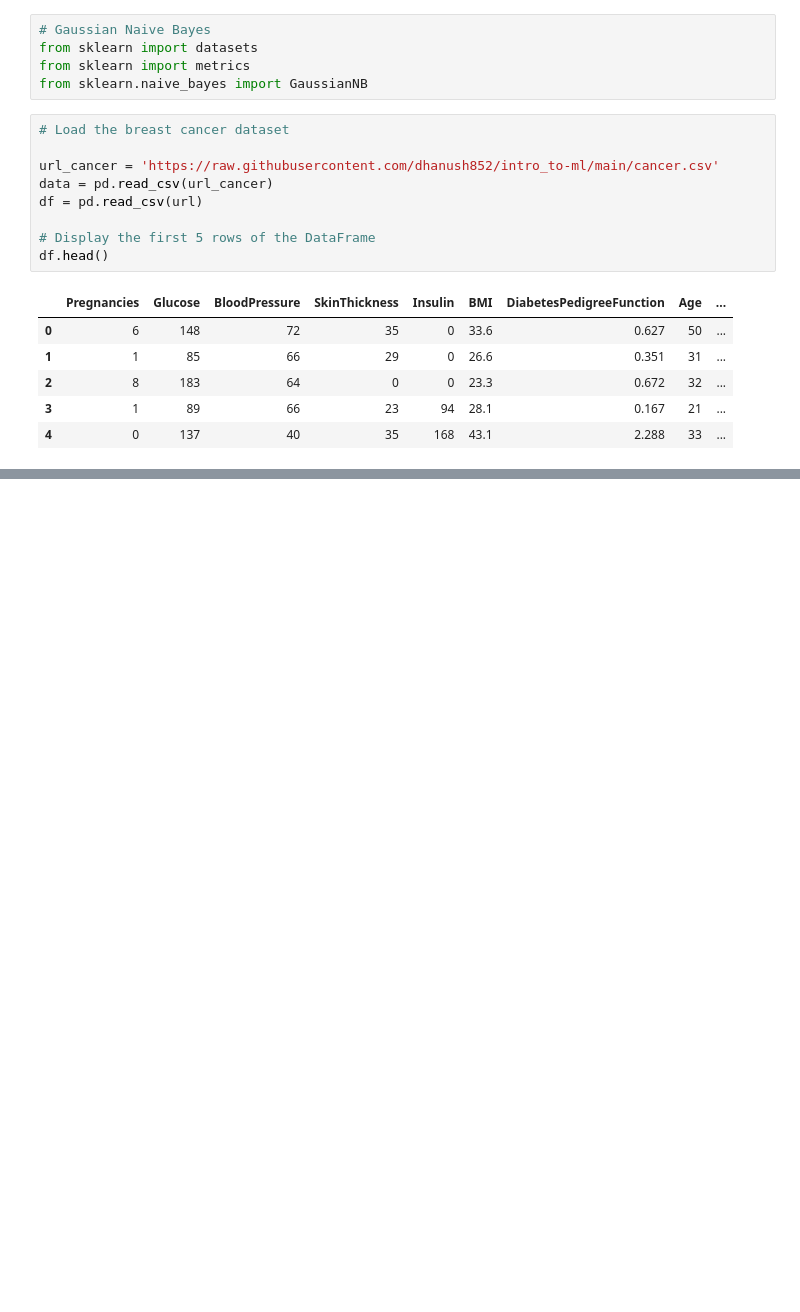
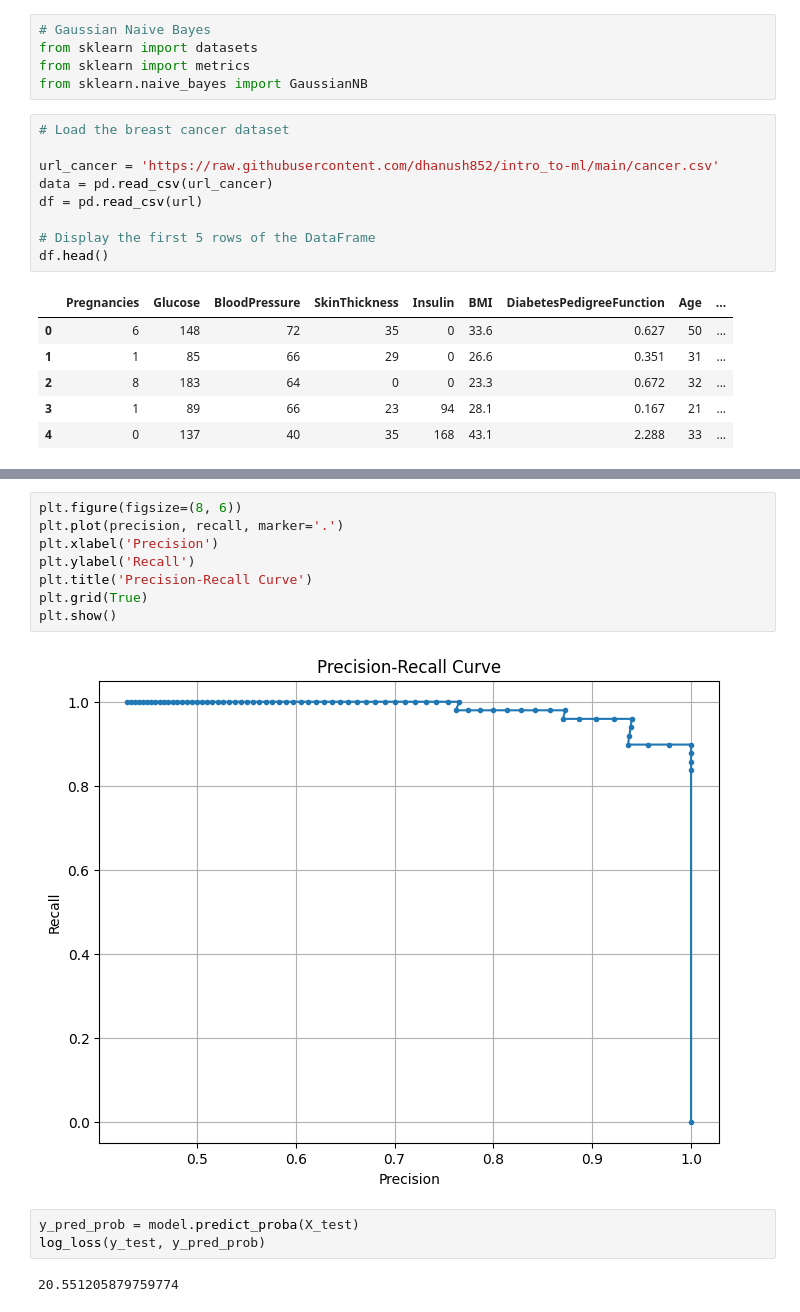
Before and after one commit to dhanush852/intro_to-ml, a Jupyter notebook: Homework_3.ipynb, the cells around one changed output, grey strips where cells are left out. Saved outputs shown, nothing was run; the diff lists cells and outputs as text; blank space fills up the shorter version.

```diff
--- a/Homework_3.ipynb
+++ b/Homework_3.ipynb
@@ -382,0 +428,15 @@ X_train, X_test, y_train, y_test = train_test_split(X, y, test_size=0.2, random_
+# %%
+plt.figure(figsize=(8, 6))
+plt.plot(precision, recall, marker='.')
+plt.xlabel('Precision')
+plt.ylabel('Recall')
+plt.title('Precision-Recall Curve')
+plt.grid(True)
+plt.show()
+# %% [output]
+[figure, added]
+# %%
+y_pred_prob = model.predict_proba(X_test)
+log_loss(y_test, y_pred_prob)
+# %% [output]
+20.551205879759774
```
Also changed, not shown: parts of 13 cells of this notebook.
